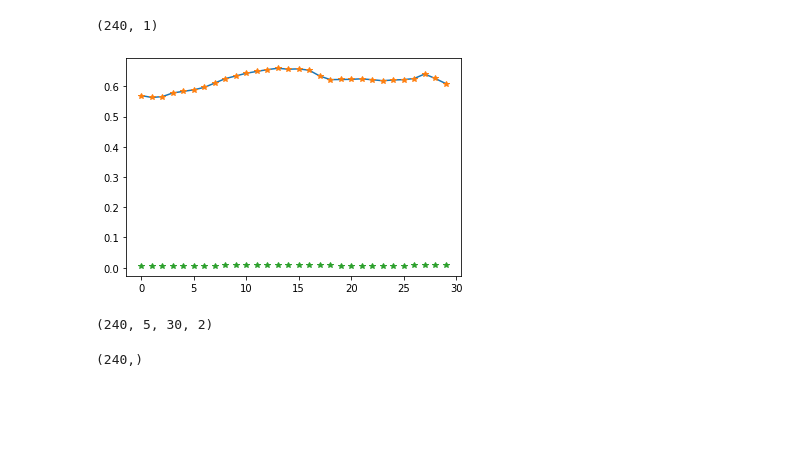
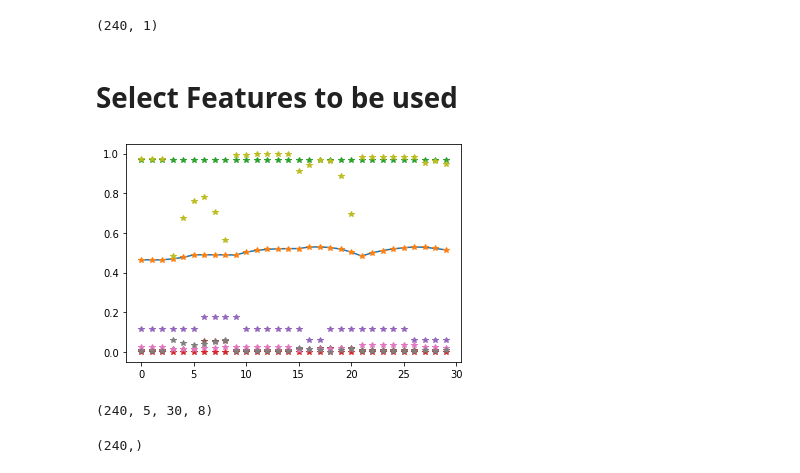
Before and after one commit to nazmulhasan202/WIP_NoteBooks, a Jupyter notebook: Classification of Porosity Level.ipynb, the cells around one changed output. Drawn from its saved outputs; the diff is of its cells as text; code cells hidden in the pictures; blank space fills up the shorter version.

```diff
--- a/Classification of Porosity Level.ipynb
+++ b/Classification of Porosity Level.ipynb
@@ -90,15 +92,17 @@ y = max_pore_area.reshape(240,1)
 y.shape
 # %% [output]
 (240, 1)
+# %% [markdown]
+# Select Features to be used
 # %%
-X_features_trimmed = X_features[:,:,:,[0,4]]
+X_features_trimmed = X_features # [:,:,:,[0,4,5]]
 plt.plot(X_features[0,2,:,0])
 plt.plot(X_features_trimmed[0,2,:],'*')
 plt.show()
 X_features_trimmed.shape
 # %% [output]
-[figure, old version]
+[figure, new version]
-(240, 5, 30, 2)
+(240, 5, 30, 8)
 # %%
 data_features_4Folds = mat73.loadmat('X_train_python_features_collection_4Folds.mat')
 classes = data_features_4Folds['class']
```
Also changed, not shown: parts of 19 cells of this notebook, 7 other files.
